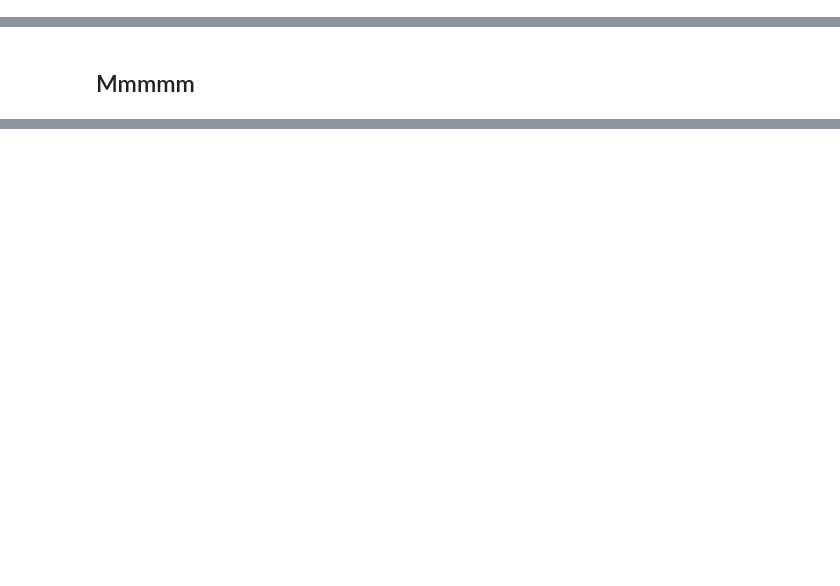
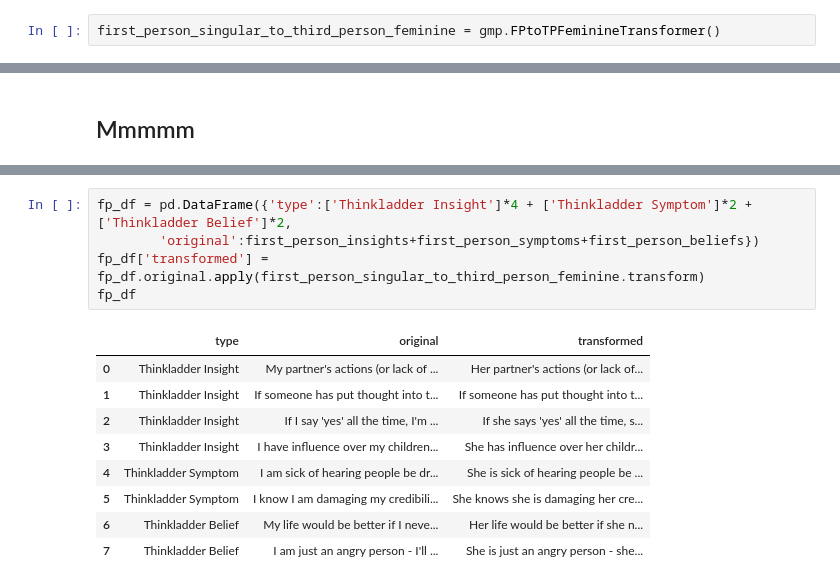
Before and after one commit to Mattt394/grammaticalperson, a Jupyter notebook: Workings.ipynb, the cells around one changed output, grey strips where cells are left out. Saved outputs shown, nothing was run; the diff lists cells and outputs as text; blank space fills up the shorter version.

```diff
--- a/Workings.ipynb
+++ b/Workings.ipynb
@@ -10,0 +17,2 @@ second_person_to_first_person_singular = gmp.SPtoFPSingularTransformer("en_core_
+# %%
+first_person_singular_to_third_person_feminine = gmp.FPtoTPFeminineTransformer()
@@ -230,0 +127,15 @@ pyinflect.getInflection('walk', 'NNP')
+# %%
+fp_df = pd.DataFrame({'type':['Thinkladder Insight']*4 + ['Thinkladder Symptom']*2 + ['Thinkladder Belief']*2,
+        'original':first_person_insights+first_person_symptoms+first_person_beliefs})
+fp_df['transformed'] = fp_df.original.apply(first_person_singular_to_third_person_feminine.transform)
+fp_df
+# %% [output]
+|  | type | original | transformed |
+| 0 | Thinkladder Insight | My partner's actions (or lack of ... | Her partner's actions (or lack of... |
+| 1 | Thinkladder Insight | If someone has put thought into t... | If someone has put thought into t... |
+| 2 | Thinkladder Insight | If I say 'yes' all the time, I'm ... | If she says 'yes' all the time, s... |
+| 3 | Thinkladder Insight | I have influence over my children... | She has influence over her childr... |
+| 4 | Thinkladder Symptom | I am sick of hearing people be dr... | She is sick of hearing people be ... |
+| 5 | Thinkladder Symptom | I know I am damaging my credibili... | She knows she is damaging her cre... |
+| 6 | Thinkladder Belief | My life would be better if I neve... | Her life would be better if she n... |
+| 7 | Thinkladder Belief | I am just an angry person - I'll ... | She is just an angry person - she... |
```
Also changed, not shown: parts of 31 cells of this notebook, 2 other files.
